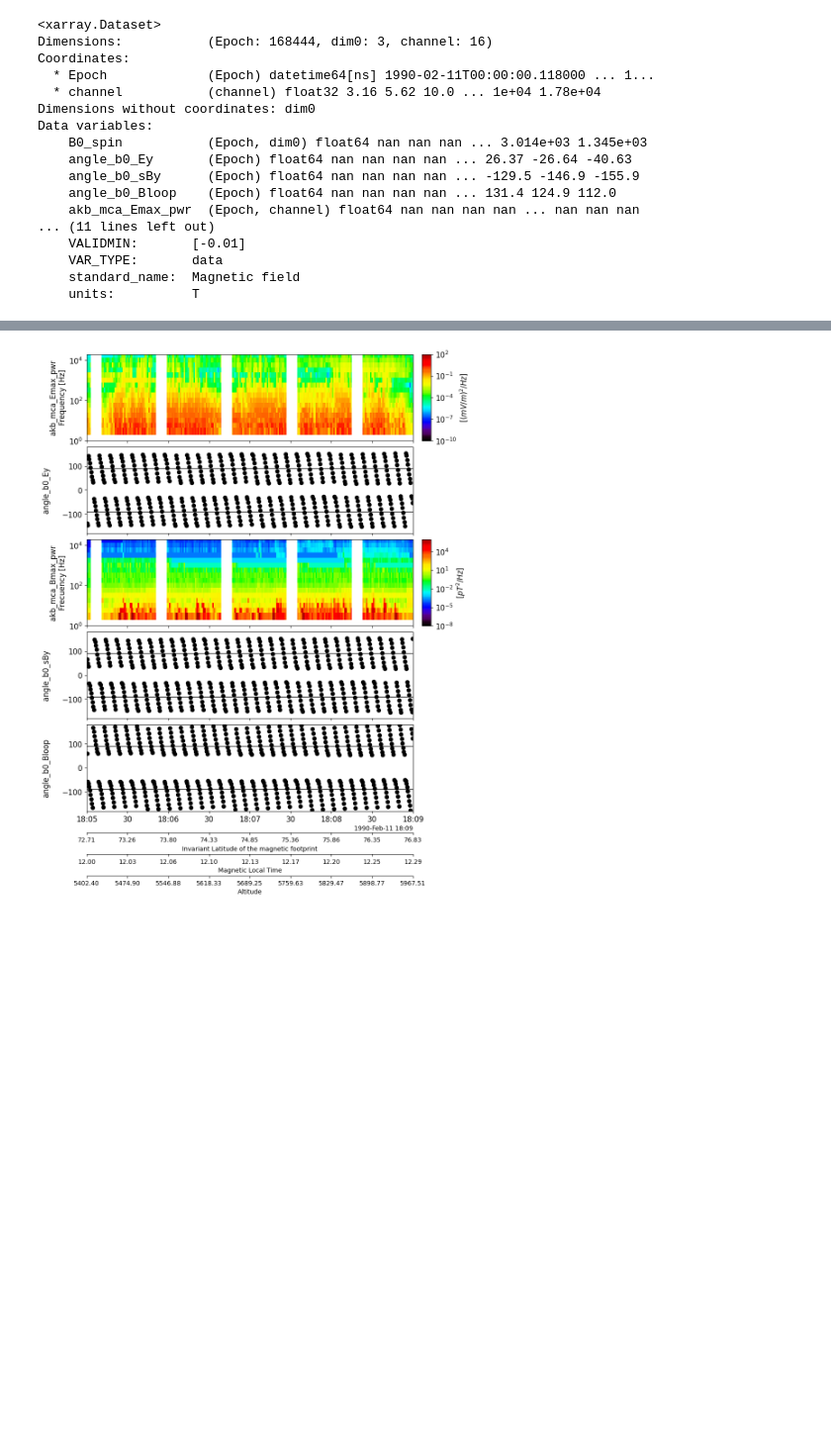
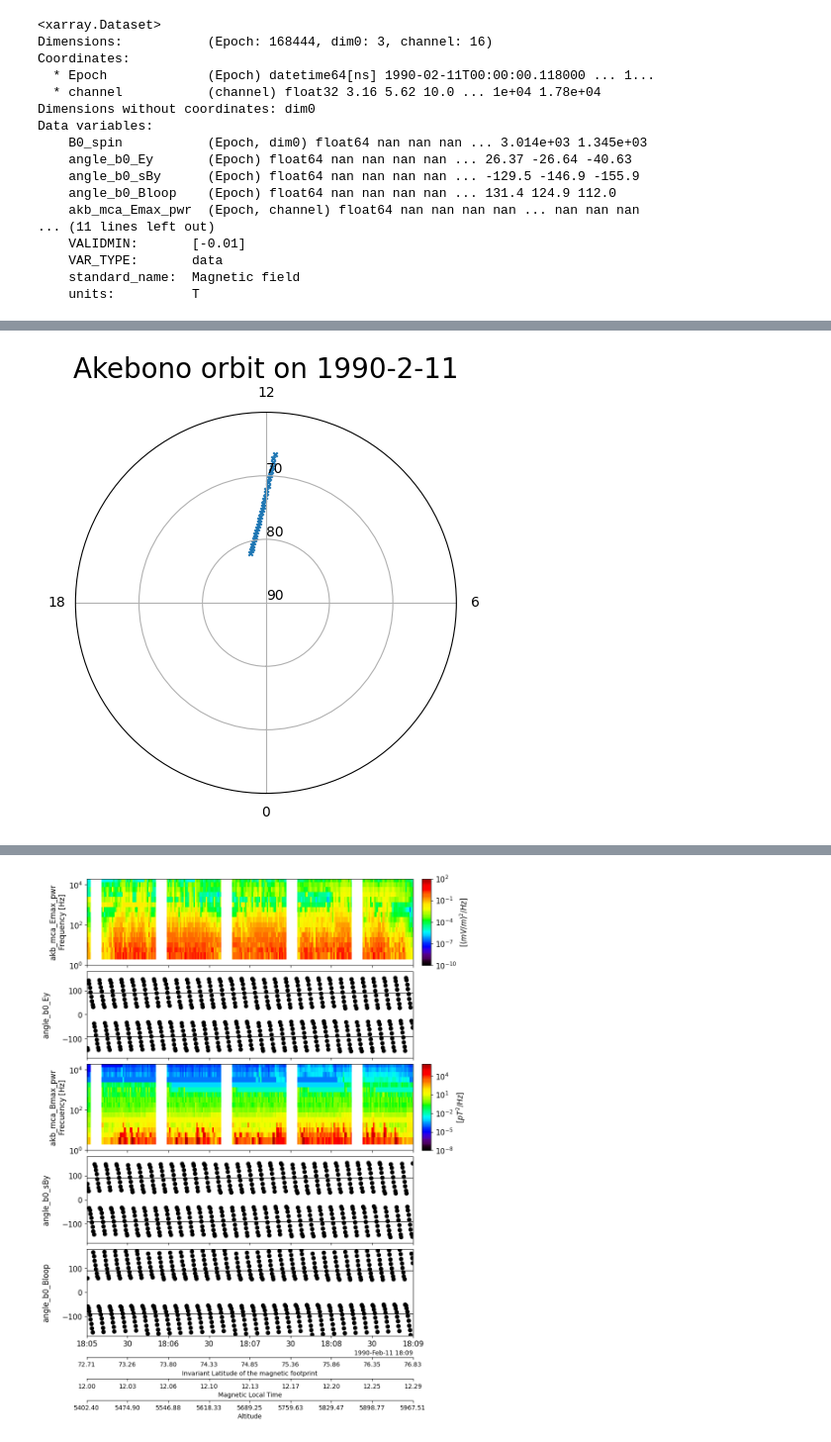
Before and after one commit to shuji-onosawa/akebono_analysis, a Jupyter notebook: src/ishigaya_extend.ipynb, the cells around one changed output, grey strips where cells are left out. Shown at 99% size. Saved outputs shown, nothing was run; the diff lists cells and outputs as text; code cells hidden in the pictures; blank space fills up the shorter version.

```diff
--- a/src/ishigaya_extend.ipynb
+++ b/src/ishigaya_extend.ipynb
@@ -1001,0 +996,7 @@ pytplot.tplot_names()
+# %%
+ilat = pytplot.get_data('akb_orb_inv', xarray=True)
+mlt = pytplot.get_data('akb_orb_MLT', xarray=True)
+ilat_sel = ilat.sel(time=slice('1990-02-11T18:00:00', '1990-02-11T18:15:00'))
+mlt_sel = mlt.sel(time=slice('1990-02-11T18:00:00', '1990-02-11T18:15:00'))
+
+ilat_sel
@@ -1002 +1013,23 @@ pytplot.tplot_names()
+# %%
+import matplotlib.pyplot as plt
+
+fig = plt.figure(figsize=(5, 5))
+ax = fig.add_subplot(111, projection='polar')
+# プロット
+ax.scatter(mlt_sel/12*np.pi, 90-ilat_sel, s=10, marker='x')
+
+# ラベルの位置とフォーマット設定
+ax.set_rlabel_position(180) #
+
+ax.set_theta_zero_location("S")  # theta=0 at the top
+ax.set_theta_direction(1)  # theta increasing clockwise
+ax.set_title('Akebono orbit on 1990-2-11', fontsize=20)
+# ラベルの値を指定
+ax.set_xticks([0, np.pi/2, np.pi, 3*np.pi/2], ['0', '6', '12', '18'])
+ax.set_yticks([0, 10, 20], ['90', '80', '70'])
+
+ax.set_ylim(0, 30)
+plt.show()
+# %% [output]
+[figure, added]
 # %%
```
Also changed, not shown: parts of 7 cells of this notebook.
